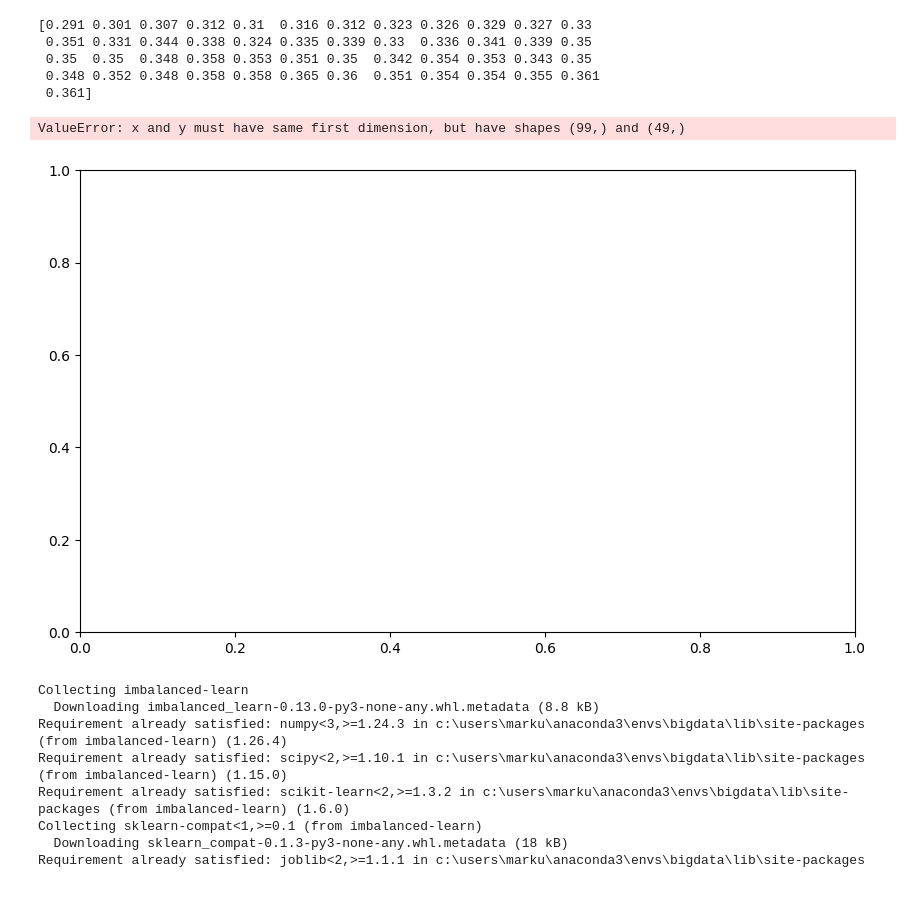
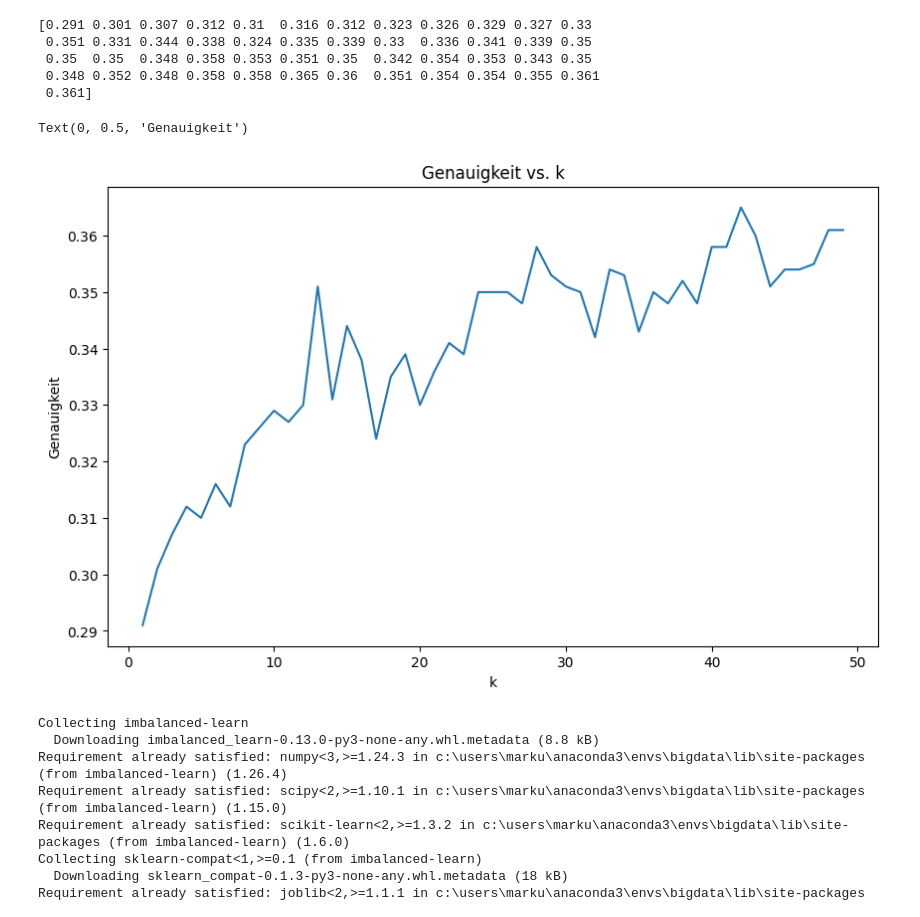
Before and after one commit to AdrianoF03/Projekt-Big-Data-Analytics, a Jupyter notebook: telefonkunden.ipynb, the cells around one changed output. Drawn from its saved outputs; the diff is of its cells as text; code cells hidden in the pictures.

```diff
--- a/telefonkunden.ipynb
+++ b/telefonkunden.ipynb
@@ -154,20 +187,17 @@ print(scores)
  0.348 0.352 0.348 0.358 0.358 0.365 0.36  0.351 0.354 0.354 0.355 0.361
  0.361]
 # %%
-# Dies kann man auch noch grafisch darstellen. Dafür brauchen wir die matplotlib als gute Bibliothekt für Datenvisualisierung:
-import matplotlib.pyplot as plt
-
 # Wir definieren eine Bildgröße
 plt.figure(figsize=(10,6))
-# Wir plotten auf der x-Achse von 1 bis 60 (also die k's die wir oben in der for-Schleife durchprobiert haben)
-plt.plot(range(1,100),scores)
+# Wir plotten auf der x-Achse von 1 bis 49 (also die k's die wir oben in der for-Schleife durchprobiert haben)
+plt.plot(range(1, len(scores) + 1), scores)
 # Wir beschriften noch die Achsen
 plt.title('Genauigkeit vs. k')
 plt.xlabel('k')
 plt.ylabel('Genauigkeit')
 # %% [output]
-ValueError: x and y must have same first dimension, but have shapes (99,) and (49,)
+Text(0, 0.5, 'Genauigkeit')
-[figure, old version]
+[figure, new version]
 # %%
 # Das Schaubild bestätigt unsere Vermutung aus dem Skript zu overfitting und underfitting:
 # - Die Vorhersagegenauigkeit auf den Testdaten ist bei niederigen k schlecht, da in diesem Fall das Modell mit nur wenigen nächsten Nachbarn trainiert wurde, sodass die Genauigkeit in den Trainingsdaten zwar maximiert wurde, aber diese Vorhersagen eben nur auf den Trainingsdatensatz passen. Warum? Weil durch die kleinen k's auch zufälliges "Rauschen" (z.B. Ausreißer) als systematisch betrachtet wurden. Das Modell sagt daher für die Testdaten weniger genau voraus. Dies nennt man "overfitting"!
```
Also changed, not shown: parts of 16 cells of this notebook.
